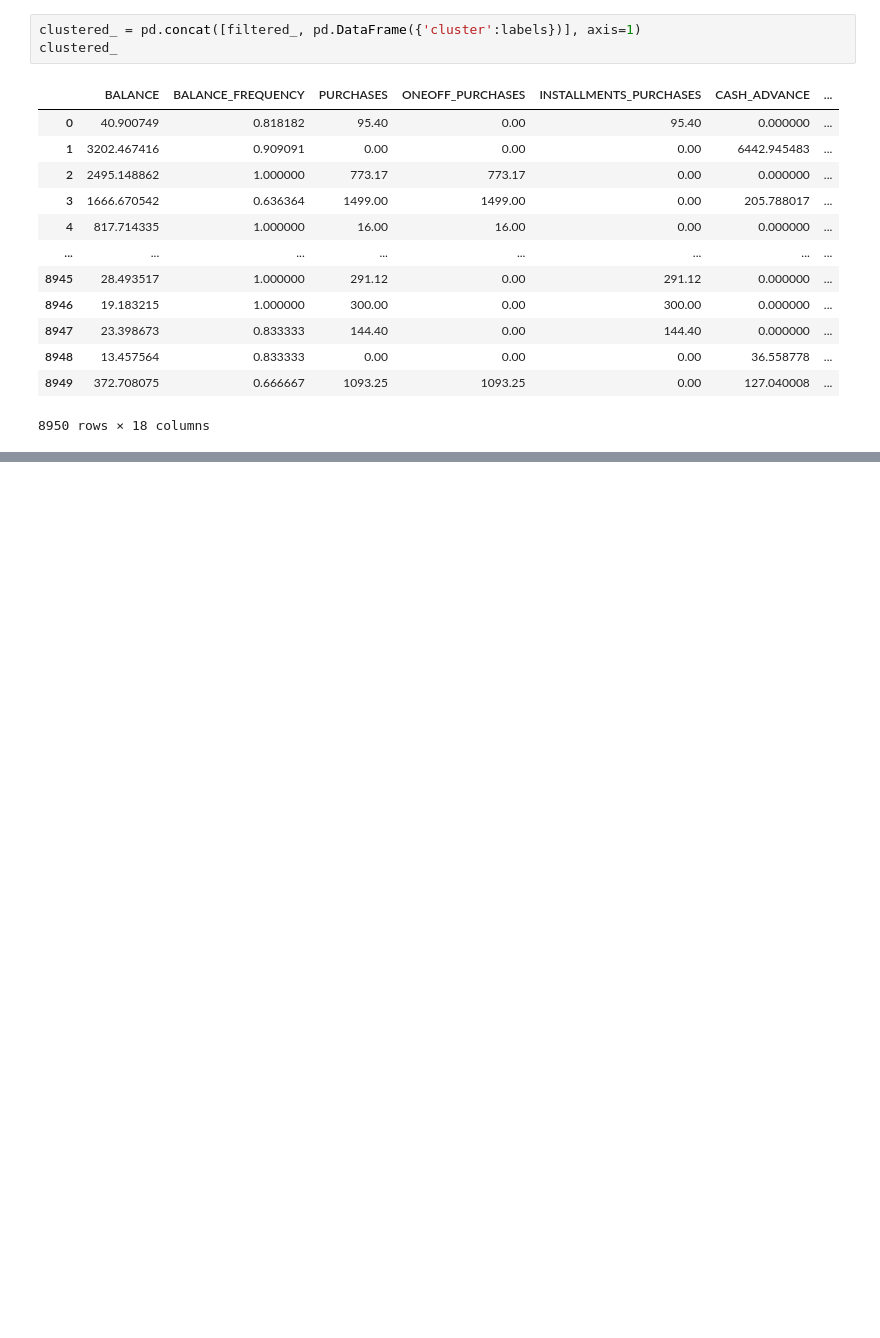
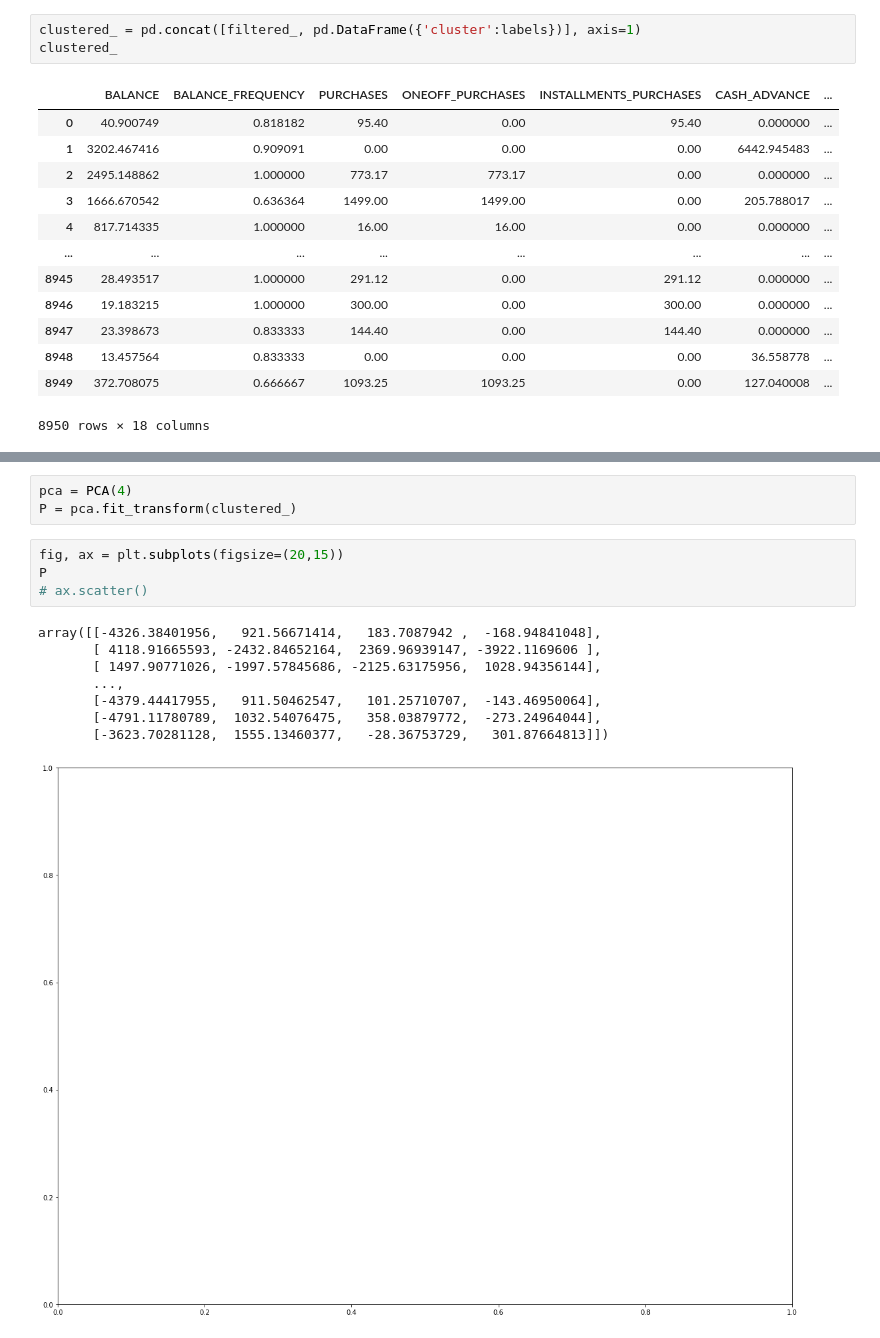
Before and after one commit to 4myLab/codestates, a Jupyter notebook: 20220617.ipynb, the cells around one changed output, grey strips where cells are left out. Cells and saved outputs as stored; diff of their text form; blank space fills up the shorter version.

```diff
--- a/20220617.ipynb
+++ b/20220617.ipynb
@@ -183,0 +202,16 @@ clustered_
+# %%
+pca = PCA(4)
+P = pca.fit_transform(clustered_)
+# %%
+fig, ax = plt.subplots(figsize=(20,15))
+P
+# ax.scatter()
+# %% [output]
+array([[-4326.38401956,   921.56671414,   183.7087942 ,  -168.94841048],
+       [ 4118.91665593, -2432.84652164,  2369.96939147, -3922.1169606 ],
+       [ 1497.90771026, -1997.57845686, -2125.63175956,  1028.94356144],
+       ...,
+       [-4379.44417955,   911.50462547,   101.25710707,  -143.46950064],
+       [-4791.11780789,  1032.54076475,   358.03879772,  -273.24964044],
+       [-3623.70281128,  1555.13460377,   -28.36753729,   301.87664813]])
+[figure, added]
```
Also changed, not shown: parts of 2 cells of this notebook.
